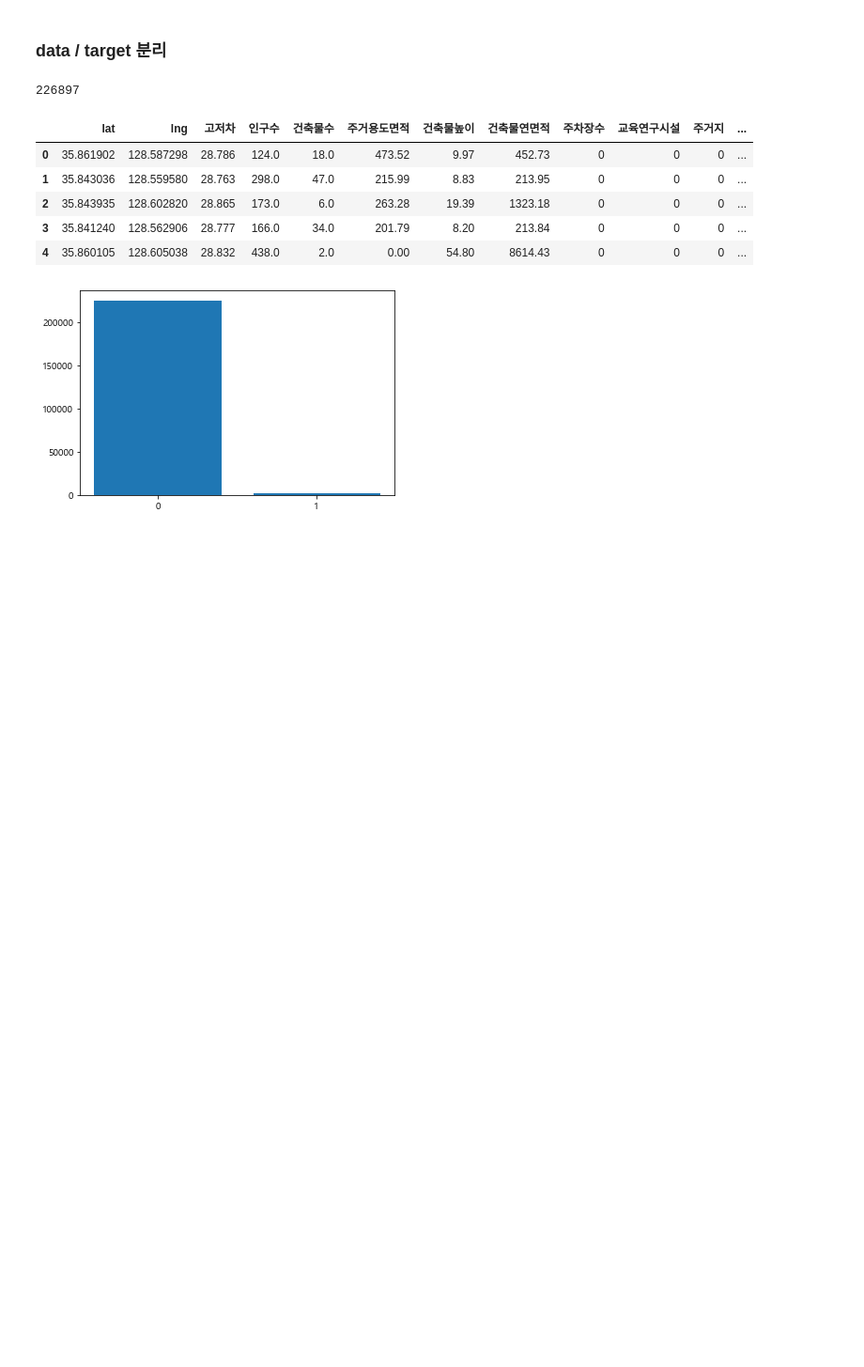
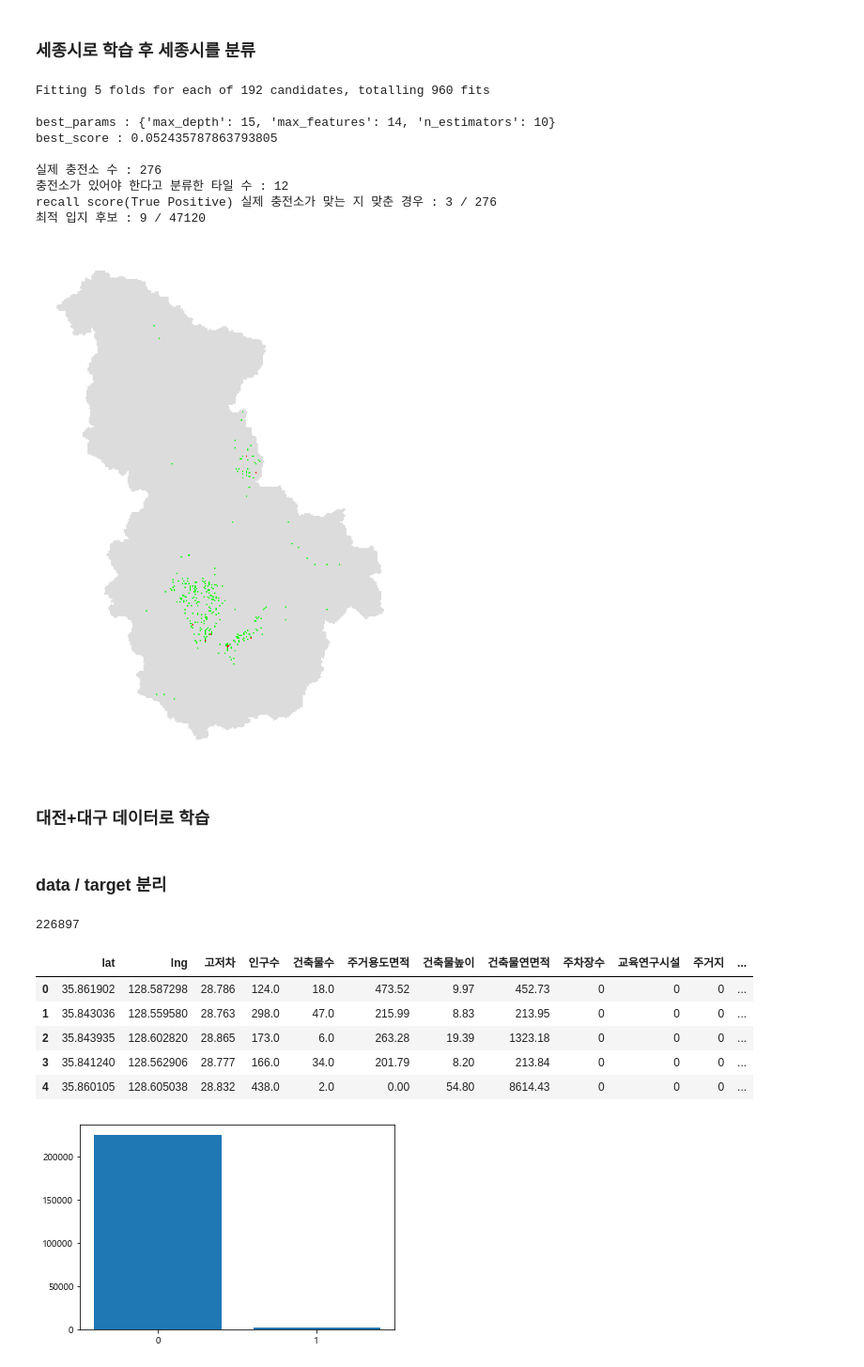
Before and after one commit to herongherong/kDataEV_Group_1, a Jupyter notebook: Jeonghyun/Preprocessing & Modeling.ipynb, the cells around one changed output. Shown: that part at 94% size. Saved outputs shown, nothing was run; the diff lists cells and outputs as text; code cells hidden in the pictures; blank space fills up the shorter version.

```diff
--- a/Jeonghyun/Preprocessing & Modeling.ipynb
+++ b/Jeonghyun/Preprocessing & Modeling.ipynb
@@ -80,6 +80,33 @@ daejeon.head()
 | 2 | POLYGON ((992800.00000 1827500.00... | 36.445837 | 127.417591 | 25.335 | 81.0 | 18.0 | 147.06 | 7.18 | 172.82 | 0 | 0 | ... |
 | 3 | POLYGON ((993500.00000 1817300.00... | 36.354204 | 127.425352 | 25.501 | 32.0 | 3.0 | 160.56 | 14.55 | 678.61 | 0 | 0 | ... |
 | 4 | POLYGON ((993500.00000 1817300.00... | 36.354204 | 127.425352 | 25.501 | 32.0 | 3.0 | 160.56 | 14.55 | 7751.35 | 0 | 0 | ... |
+# %% [markdown]
+### 세종시로 학습 후 세종시를 분류
+# %%
+from sklearn.model_selection import train_test_split
+train_data, test_data, train_target, test_target = train_test_split(sejong[sejong.columns[1:-1]], sejong[sejong.columns[-1]])
+# %%
+dists = {
+    'max_depth' : [3,5,10,15,20,30,50,100],
+    'max_features' : [3,5,7,9,11,14],
+    'n_estimators' : [10,20,30,50],
+    #'class_weight' : [{0:1.3, 1:8.7}]
+}
+
+RandomForest(dists, train_data, train_target, test_data, test_target)
+# %% [output]
+Fitting 5 folds for each of 192 candidates, totalling 960 fits
+
+best_params : {'max_depth': 15, 'max_features': 14, 'n_estimators': 10}
+best_score : 0.052435787863793805
+
+실제 충전소 수 : 276
+충전소가 있어야 한다고 분류한 타일 수 : 12
+recall score(True Positive) 실제 충전소가 맞는 지 맞춘 경우 : 3 / 276
+최적 입지 후보 : 9 / 47120
+[figure, added]
+# %% [markdown]
+### 대전+대구 데이터로 학습
 # %% [markdown]
 ### data / target 분리
 # %%
```
Also changed, not shown: parts of 12 cells of this notebook.
